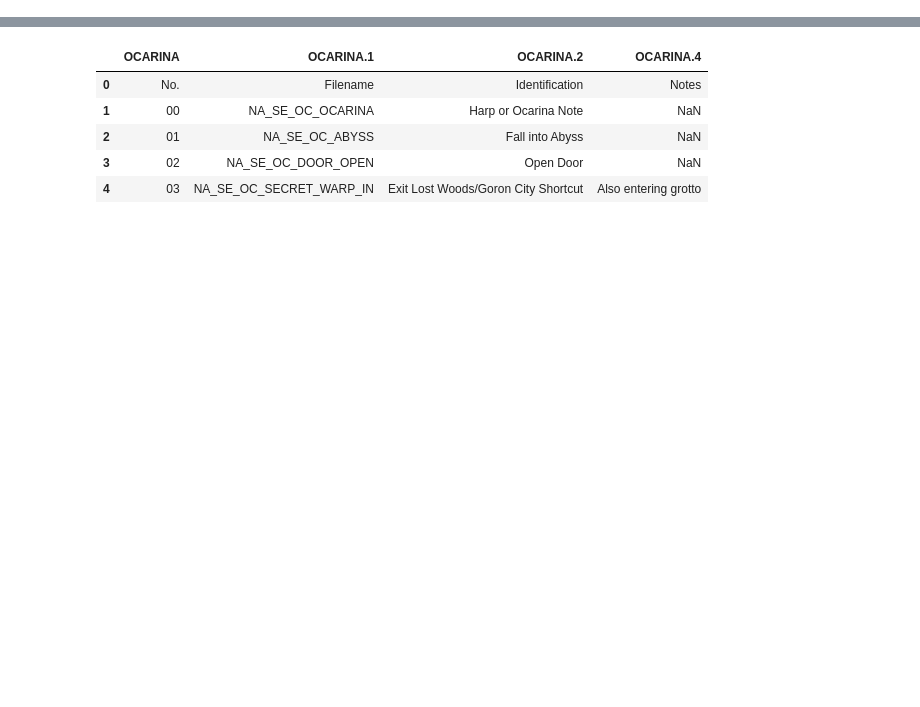
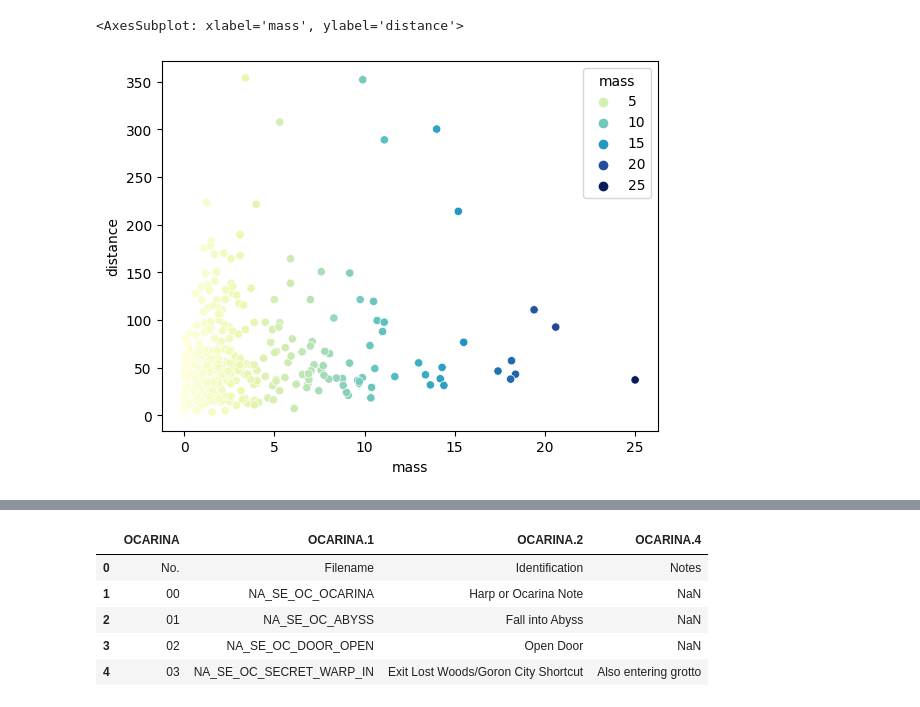
Before and after one commit to helveticae/Databehandling-William-Akilles-Lindstedt, a Jupyter notebook: Explorations/pandas_seaborn.ipynb, the cells around one changed output, grey strips where cells are left out. Cells and saved outputs as stored; diff of their text form; code cells hidden in the pictures; blank space fills up the shorter version.

```diff
--- a/Explorations/pandas_seaborn.ipynb
+++ b/Explorations/pandas_seaborn.ipynb
@@ -26,0 +73,4 @@ sns.lineplot(my_series)
+# %%
+planets = sns.load_dataset("planets")
+
+planets.tail()
@@ -26,0 +84,7 @@ sns.lineplot(my_series)
+# %%
+# Scatterplot planet mass and distance using planet sample dataset from seaborn
+
+sns.scatterplot(data=planets, x="mass", y="distance", hue="mass", palette="YlGnBu")
+# %% [output]
+<AxesSubplot: xlabel='mass', ylabel='distance'>
+[figure, added]
```
Also changed, not shown: parts of 16 cells of this notebook.
